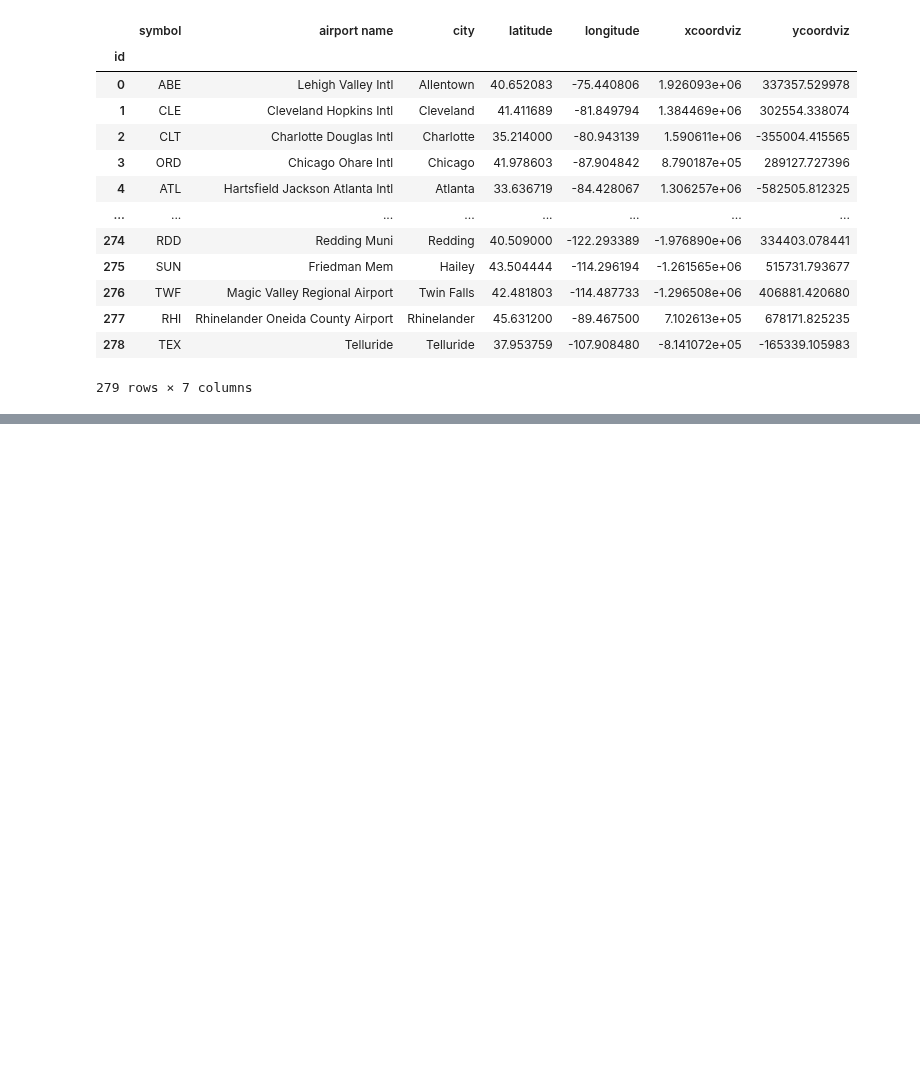
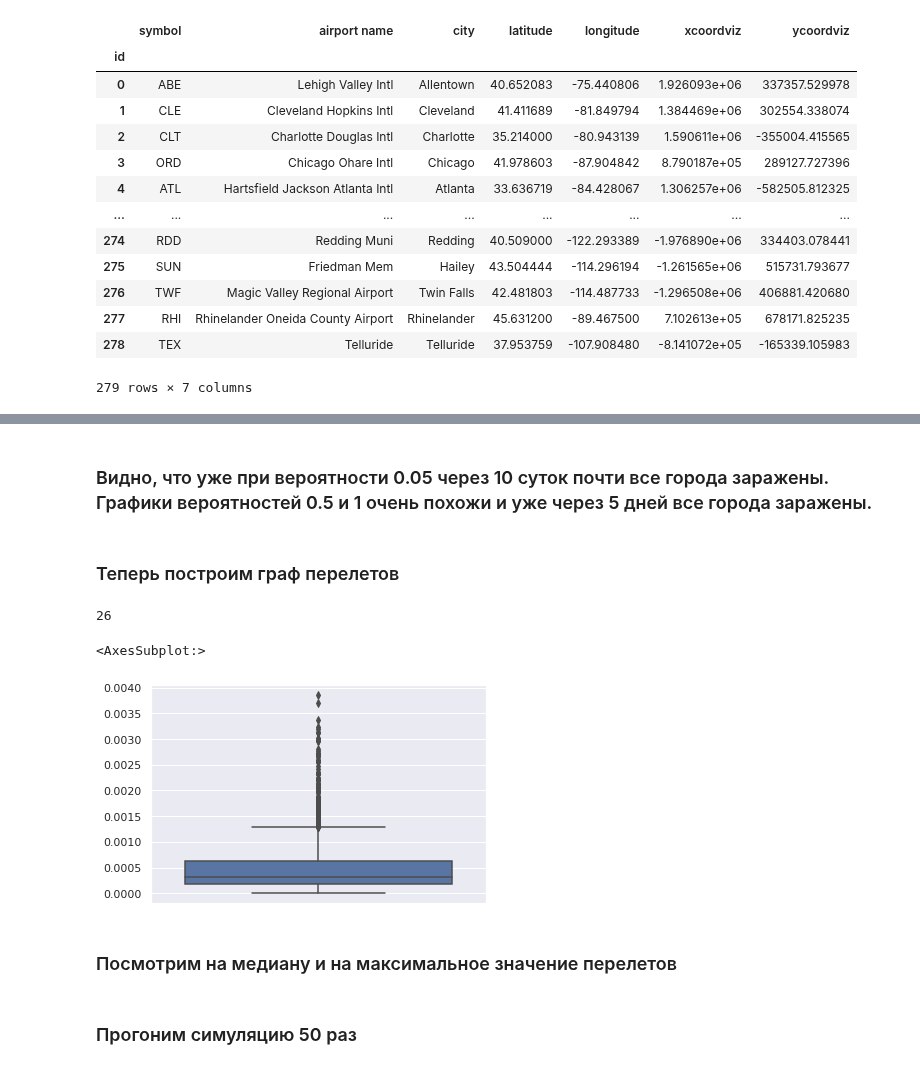
Before and after one commit to TefloniusMonk/intro, a Jupyter notebook: notebooks/infection.ipynb, the cells around one changed output, grey strips where cells are left out. Saved outputs shown, nothing was run; the diff lists cells and outputs as text; code cells hidden in the pictures; blank space fills up the shorter version.

```diff
--- a/notebooks/infection.ipynb
+++ b/notebooks/infection.ipynb
@@ -211,0 +257,31 @@ KeyError: 0
+# %% [markdown]
+### Видно, что уже при вероятности 0.05 через 10 суток почти все города заражены. Графики вероятностей 0.5 и 1 очень похожи и уже через 5 дней все города заражены.
+# %% [markdown]
+### Теперь построим граф перелетов
+# %%
+flights[(flights['Source'] == 0)][flights['Destination']==1].count()[0]
+# %% [output]
+26
+# %%
+def count_weight(data, first_city_id, second_city_id):
+    total = len(data)
+    from_first_to_second = flights[(flights['Source'] == first_city_id)][flights['Destination'] == second_city_id].count()[0]
+    from_second_to_first = flights[(flights['Source'] == second_city_id)][flights['Destination'] == first_city_id].count()[0]
+    return (from_first_to_second + from_second_to_first) / total
+# %%
+import networkx as nx
+
+G = nx.from_pandas_edgelist(flights, source="Source", target="Destination")
+weights = []
+for i,j in G.edges():
+    weight = count_weight(flights, i, j)
+    G[i][j]['weight'] = count_weight(flights, i, j)
+    weights.append(weight)
+# %%
+weights = np.array(weights)
+sns.boxplot(y=weights)
+# %% [output]
+<AxesSubplot:>
+[figure, added]
+# %% [markdown]
+### Посмотрим на медиану и на максимальное значение перелетов
@@ -211,0 +292,2 @@ KeyError: 0
+# %% [markdown]
+### Прогоним симуляцию 50 раз
```
Also changed, not shown: parts of 51 cells of this notebook.
